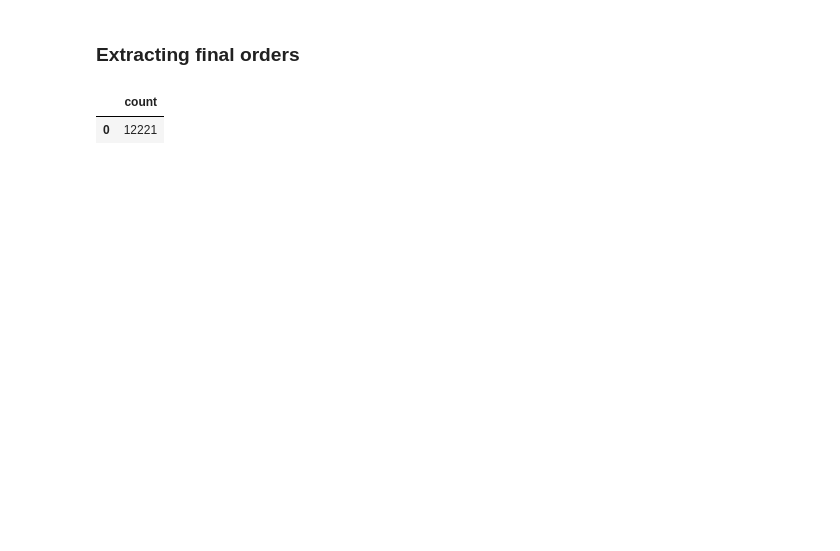
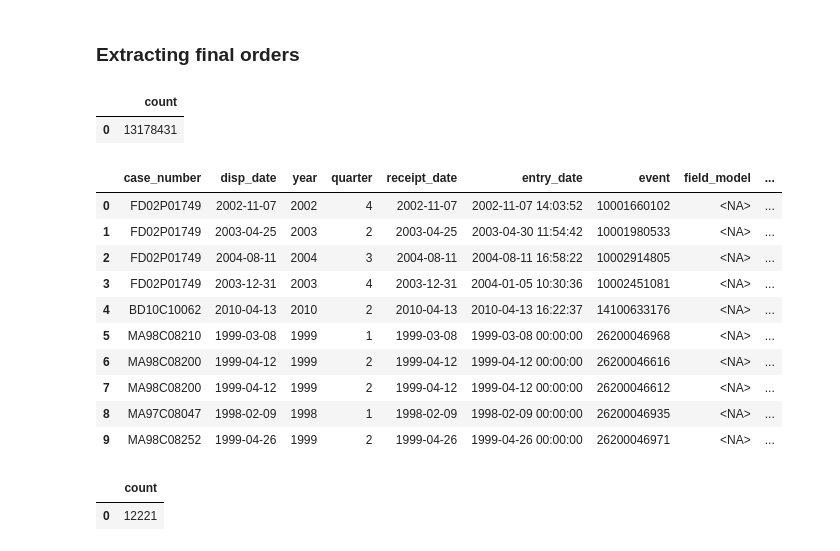
Before and after one commit to moj-analytical-services/FCSQ_data, a Jupyter notebook: data/ca_act_disps.ipynb, the cells around one changed output. Drawn from its saved outputs; the diff is of its cells as text; code cells hidden in the pictures; blank space fills up the shorter version.

```diff
--- a/data/ca_act_disps.ipynb
+++ b/data/ca_act_disps.ipynb
@@ -219,3 +239,22 @@ pydb.read_sql_query("select count(*) count from __temp__.ca_disps_all_children")
+# %%
+pydb.read_sql_query("select count(*) count from __temp__.ca_final_orders")
+# %% [output]
+|  | count |
+| 0 | 13178431 |
+# %%
+pydb.read_sql_query("select * from __temp__.ca_disps_all_children where case_number not in (Select case_number from __temp__.ca_final_orders) limit 10")
+# %% [output]
+|  | case_number | disp_date | year | quarter | receipt_date | entry_date | event | field_model | ... |
+| 0 | FD02P01749 | 2002-11-07 | 2002 | 4 | 2002-11-07 | 2002-11-07 14:03:52 | 10001660102 | <NA> | ... |
+| 1 | FD02P01749 | 2003-04-25 | 2003 | 2 | 2003-04-25 | 2003-04-30 11:54:42 | 10001980533 | <NA> | ... |
+| 2 | FD02P01749 | 2004-08-11 | 2004 | 3 | 2004-08-11 | 2004-08-11 16:58:22 | 10002914805 | <NA> | ... |
+| 3 | FD02P01749 | 2003-12-31 | 2003 | 4 | 2003-12-31 | 2004-01-05 10:30:36 | 10002451081 | <NA> | ... |
+| 4 | BD10C10062 | 2010-04-13 | 2010 | 2 | 2010-04-13 | 2010-04-13 16:22:37 | 14100633176 | <NA> | ... |
+| 5 | MA98C08210 | 1999-03-08 | 1999 | 1 | 1999-03-08 | 1999-03-08 00:00:00 | 26200046968 | <NA> | ... |
+| 6 | MA98C08200 | 1999-04-12 | 1999 | 2 | 1999-04-12 | 1999-04-12 00:00:00 | 26200046616 | <NA> | ... |
+| 7 | MA98C08200 | 1999-04-12 | 1999 | 2 | 1999-04-12 | 1999-04-12 00:00:00 | 26200046612 | <NA> | ... |
+| 8 | MA97C08047 | 1998-02-09 | 1998 | 1 | 1998-02-09 | 1998-02-09 00:00:00 | 26200046935 | <NA> | ... |
+| 9 | MA98C08252 | 1999-04-26 | 1999 | 2 | 1999-04-26 | 1999-04-26 00:00:00 | 26200046971 | <NA> | ... |
 # %%
 d5 = f"""
   SELECT
```
Also changed, not shown: parts of 9 cells of this notebook.
